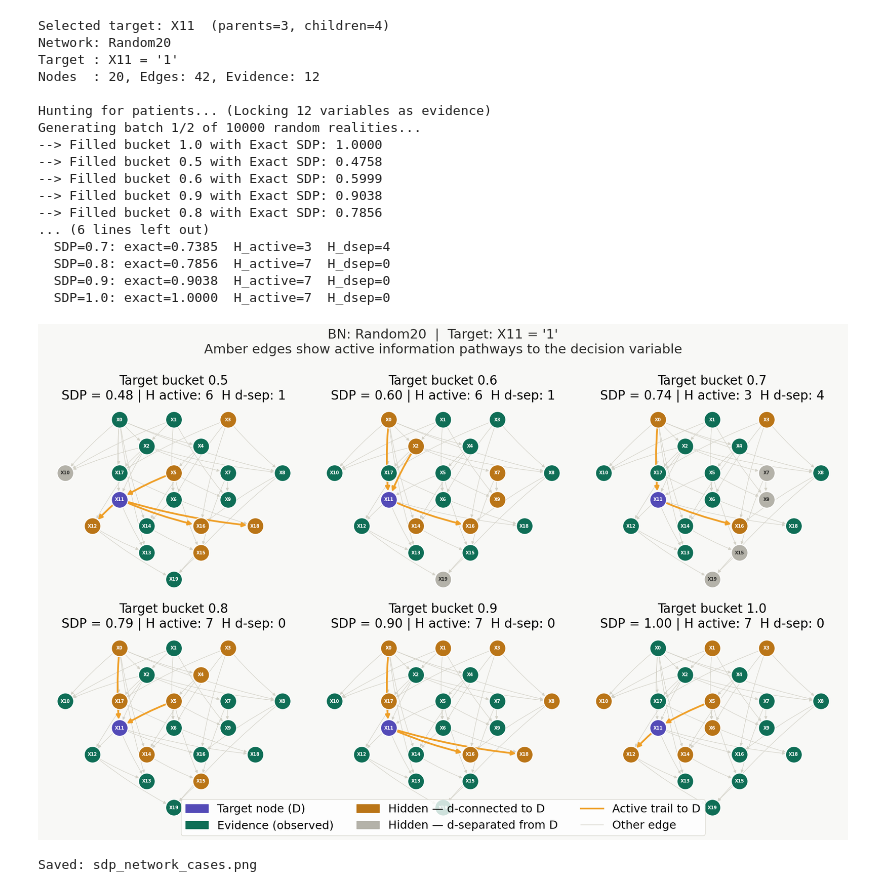
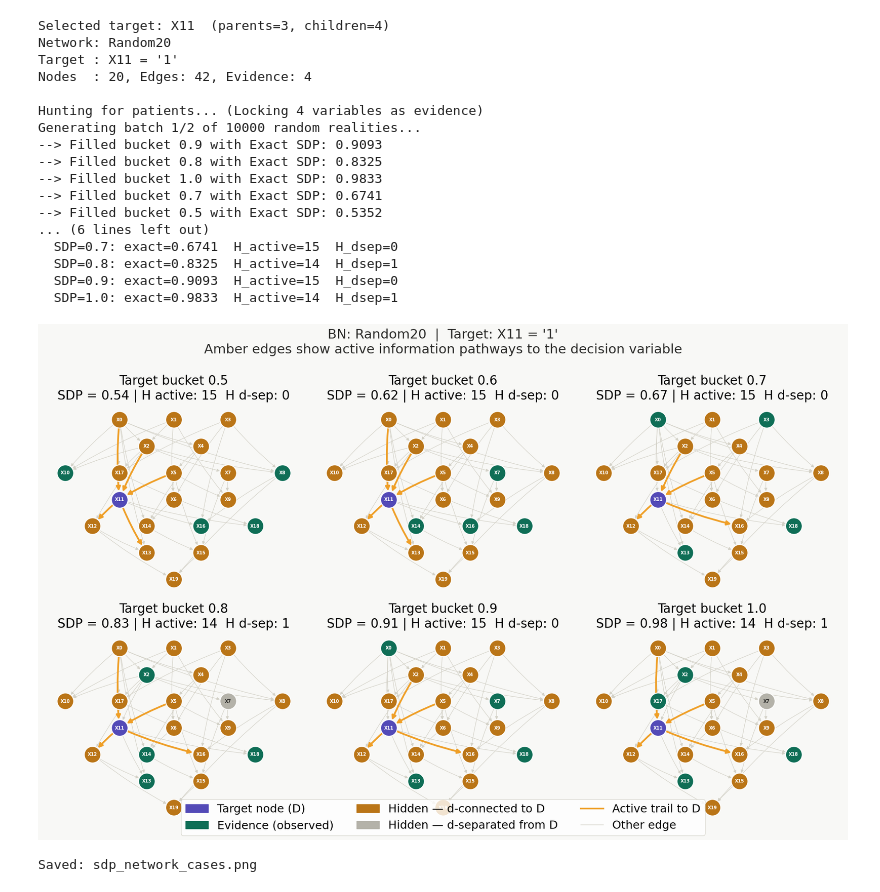
Before and after one commit to jpafcampos/explaining-BNs, a Jupyter notebook: src/active_trails_visualizer.ipynb, the cells around one changed output. Drawn from its saved outputs; the diff is of its cells as text; code cells hidden in the pictures.

```diff
--- a/src/active_trails_visualizer.ipynb
+++ b/src/active_trails_visualizer.ipynb
@@ -368,7 +368,8 @@ def plot_all_sdp_cases(bn, target, target_value, harvested_data):
 
 # Build the network
 model = make_random_bn(n_nodes=20, edge_prob=0.25, seed=42)
-
+from pgmpy.readwrite import BIFWriter, BIFReader
+#model = BIFReader('/home/joao/Desktop/UFMG/PhD/code/explaining-BN/src/generated_bif_files/bn_n10_w6_rigid_extreme.bif').get_model()
 # Select target and evidence split
 target        = select_optimal_target_node2(model)
 #target = np.random.choice(model.nodes())
@@ -376,7 +377,7 @@ target_states = model.get_cpds(target).state_names[target]
 target_value  = target_states[1]
 
 all_nodes     = [n for n in model.nodes() if n != target]
-n_evidence    = 12
+n_evidence    = 4
 
 print(f"Network: {model.name}")
 print(f"Target : {target} = '{target_value}'")
@@ -391,43 +392,43 @@ harvested    = find_exact_experimental_patients_random(
     decision_threshold=0.8,
     n_evidence=n_evidence,
     buckets=target_sdps,
     batch_size=10_000
 )
 
 # Print summary
 print("\nHarvested patients:")
 for sdp, result in sorted(harvested.items()):
     if result is None:
         print(f"  SDP={sdp}: not found")
     else:
         patient, exact = result
         ev_vars   = list(patient.keys())
         hidden    = [n for n in model.nodes() if n not in ev_vars and n != target]
         n_active  = sum(1 for v in hidden
                         if model.is_dconnected(target, v, observed=ev_vars))
         n_dsep    = len(hidden) - n_active
         print(f"  SDP={sdp}: exact={exact:.4f}  "
               f"H_active={n_active}  H_dsep={n_dsep}")
 
 # Plot
 plot_all_sdp_cases(model, target, target_value, harvested)
 # %% [output]
 Selected target: X11  (parents=3, children=4)
 Network: Random20
 Target : X11 = '1'
-Nodes  : 20, Edges: 42, Evidence: 12
+Nodes  : 20, Edges: 42, Evidence: 4
 
-Hunting for patients... (Locking 12 variables as evidence)
+Hunting for patients... (Locking 4 variables as evidence)
 Generating batch 1/2 of 10000 random realities...
---> Filled bucket 1.0 with Exact SDP: 1.0000
---> Filled bucket 0.5 with Exact SDP: 0.4758
---> Filled bucket 0.6 with Exact SDP: 0.5999
---> Filled bucket 0.9 with Exact SDP: 0.9038
---> Filled bucket 0.8 with Exact SDP: 0.7856
+--> Filled bucket 0.9 with Exact SDP: 0.9093
+--> Filled bucket 0.8 with Exact SDP: 0.8325
+--> Filled bucket 1.0 with Exact SDP: 0.9833
+--> Filled bucket 0.7 with Exact SDP: 0.6741
+--> Filled bucket 0.5 with Exact SDP: 0.5352
 ... (6 lines left out)
-  SDP=0.7: exact=0.7385  H_active=3  H_dsep=4
-  SDP=0.8: exact=0.7856  H_active=7  H_dsep=0
-  SDP=0.9: exact=0.9038  H_active=7  H_dsep=0
-  SDP=1.0: exact=1.0000  H_active=7  H_dsep=0
+  SDP=0.7: exact=0.6741  H_active=15  H_dsep=0
+  SDP=0.8: exact=0.8325  H_active=14  H_dsep=1
+  SDP=0.9: exact=0.9093  H_active=15  H_dsep=0
+  SDP=1.0: exact=0.9833  H_active=14  H_dsep=1
-[figure, old version]
+[figure, new version]
 Saved: sdp_network_cases.png
```
Also changed, not shown: 2 other files.
